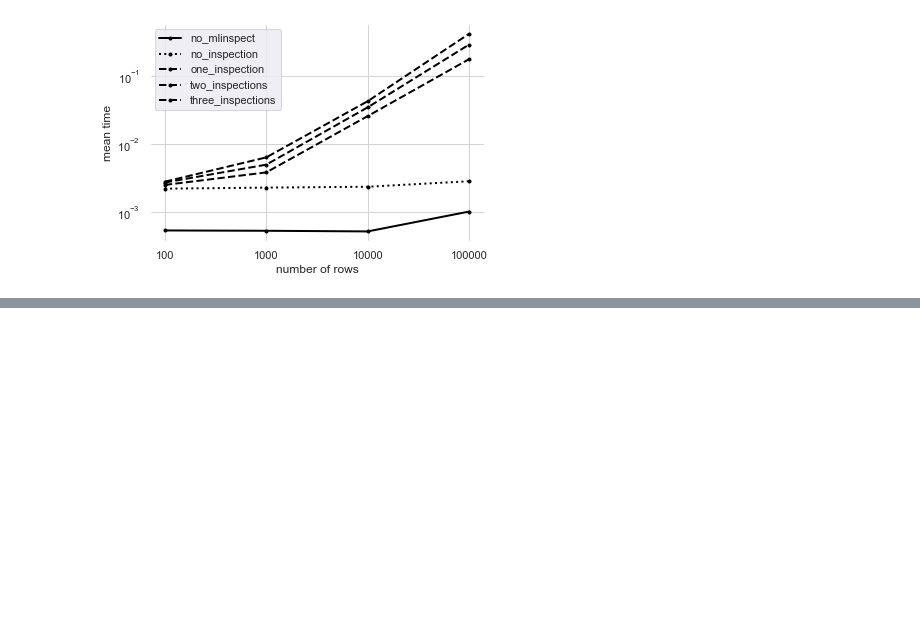
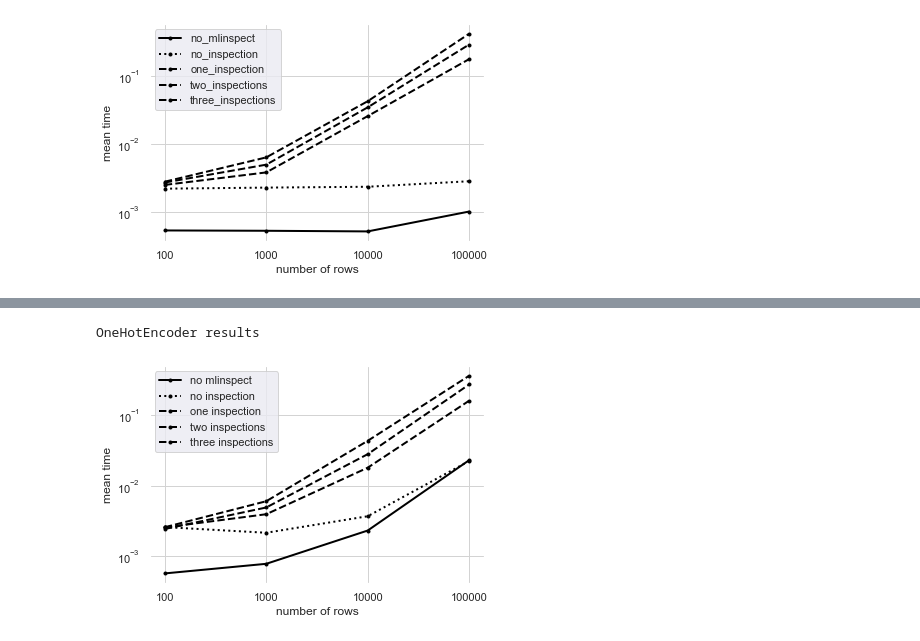
Before and after one commit to stefan-grafberger/mlinspect, a Jupyter notebook: experiments/operator_benchmarks.ipynb, the cells around one changed output, grey strips where cells are left out. Saved outputs shown, nothing was run; the diff lists cells and outputs as text; code cells hidden in the pictures; blank space fills up the shorter version.

```diff
--- a/experiments/operator_benchmarks.ipynb
+++ b/experiments/operator_benchmarks.ipynb
@@ -213,0 +214,16 @@ Join results
+# %%
+row_numbers = [100, 1000, 10000, 100000] #, 1000000]
+
+one_hot_mean_benchmark_results = {}
+
+for row_number in row_numbers:
+    benchmark_results = do_one_hot_encoder_benchmarks(row_number)
+    for label, results in benchmark_results.items():
+        current_list = one_hot_mean_benchmark_results.get(label, [])
+        current_list.append(statistics.mean(results))
+        one_hot_mean_benchmark_results[label] = current_list
+
+    print("Done: {}".format(row_number))
+
+for label, results in one_hot_mean_benchmark_results.items():
+    print("{}: {}".format(label, results))
@@ -213,0 +240,7 @@ Join results
+# %%
+print('OneHotEncoder results')
+
+plot_runtimes_all(row_numbers, one_hot_mean_benchmark_results, projection_linestyles, 'all_runtimes_one_hot')
+# %% [output]
+OneHotEncoder results
+[figure, added]
```
Also changed, not shown: parts of 8 cells of this notebook, 3 other files.
